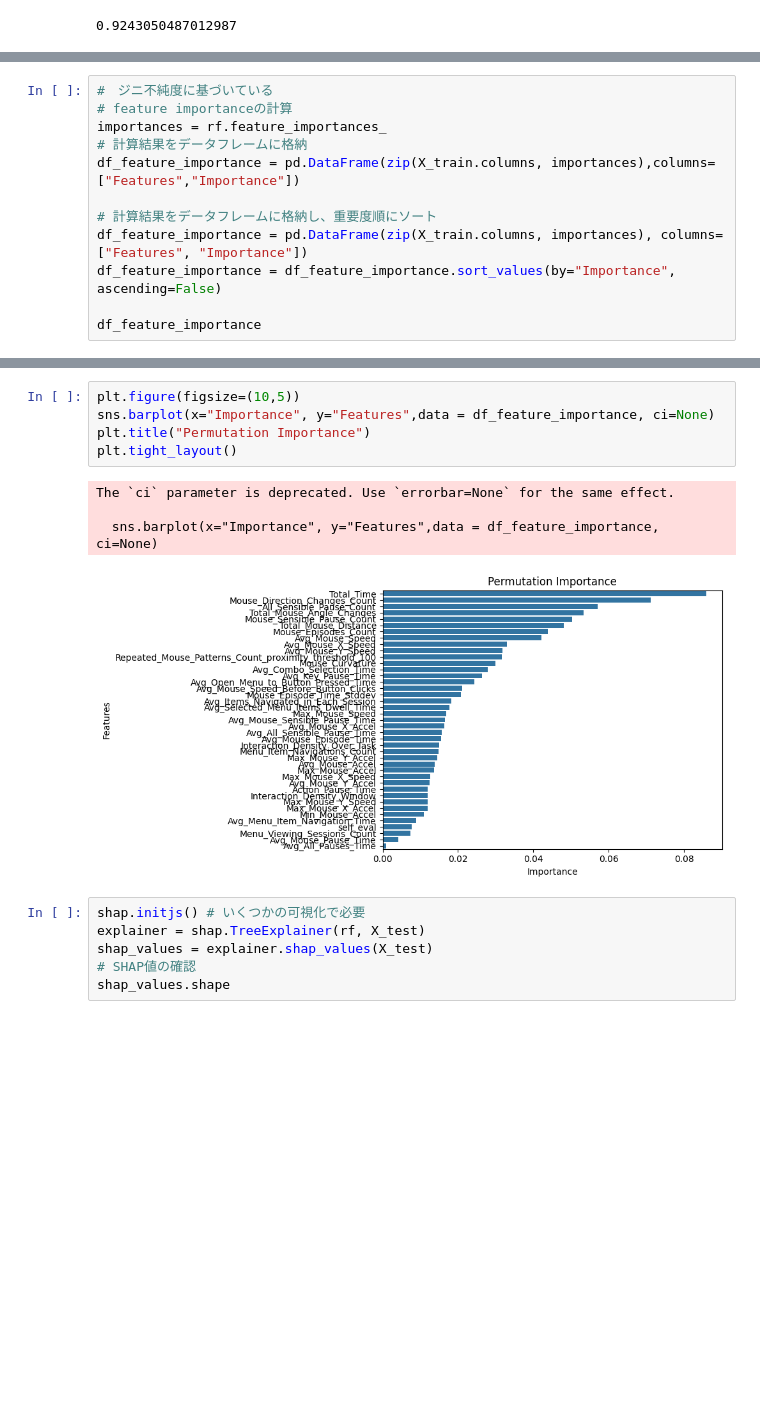
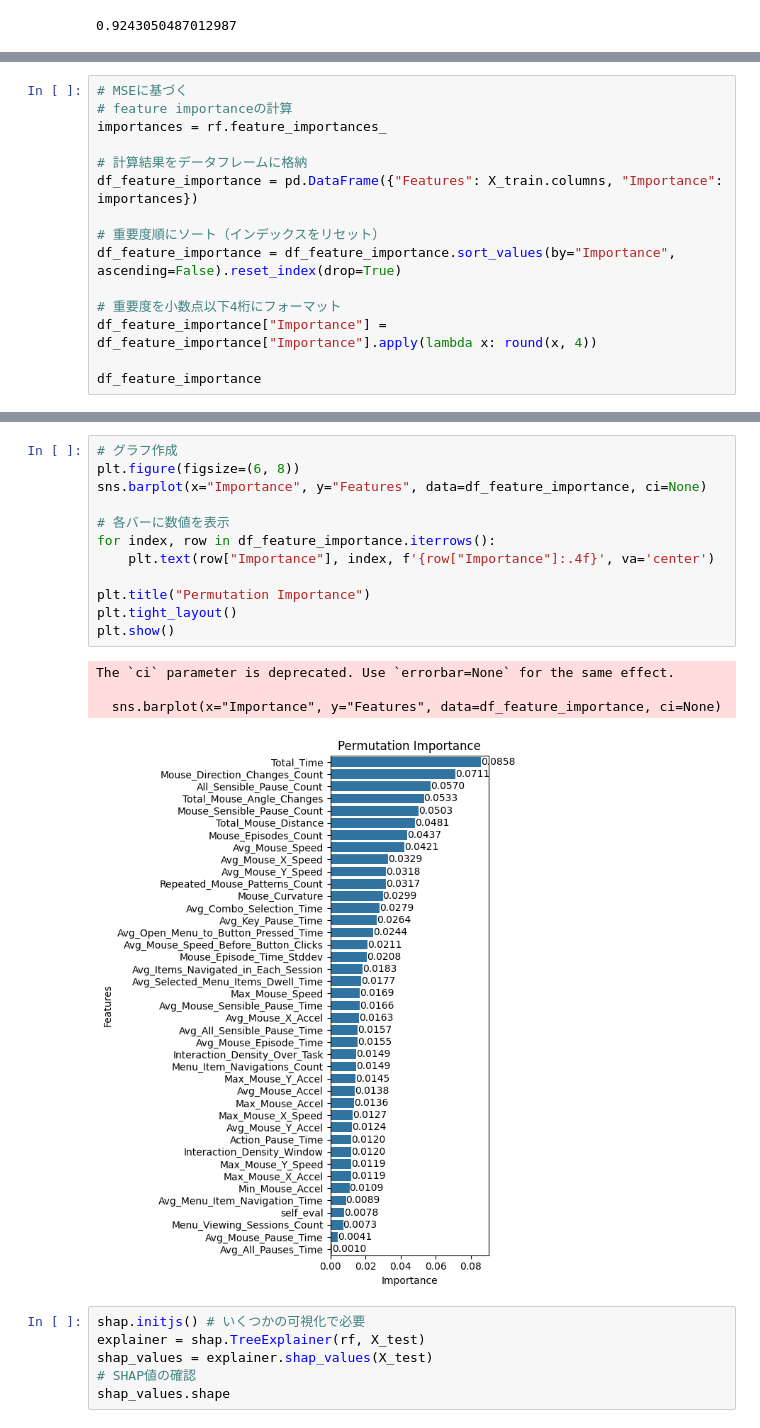
Before and after one commit to RakiPanda/ui-log_ExtractValues, a Jupyter notebook: ui-log_feature_importance.ipynb, the cells around one changed output, grey strips where cells are left out. Cells and saved outputs as stored; diff of their text form; blank space fills up the shorter version.

```diff
--- a/ui-log_feature_importance.ipynb
+++ b/ui-log_feature_importance.ipynb
@@ -216,13 +216,16 @@ rf.score(X_test, y_test)
 # %%
-#　ジニ不純度に基づいている
+# MSEに基づく
 # feature importanceの計算
 importances = rf.feature_importances_
+
 # 計算結果をデータフレームに格納
-df_feature_importance = pd.DataFrame(zip(X_train.columns, importances),columns=["Features","Importance"])
+df_feature_importance = pd.DataFrame({"Features": X_train.columns, "Importance": importances})
 
-# 計算結果をデータフレームに格納し、重要度順にソート
-df_feature_importance = pd.DataFrame(zip(X_train.columns, importances), columns=["Features", "Importance"])
-df_feature_importance = df_feature_importance.sort_values(by="Importance", ascending=False)
+# 重要度順にソート（インデックスをリセット）
+df_feature_importance = df_feature_importance.sort_values(by="Importance", ascending=False).reset_index(drop=True)
+
+# 重要度を小数点以下4桁にフォーマット
+df_feature_importance["Importance"] = df_feature_importance["Importance"].apply(lambda x: round(x, 4))
 
 df_feature_importance
 # %% [output]
@@ -246,13 +249,20 @@ df_feature_importance
 # %%
-plt.figure(figsize=(10,5))
-sns.barplot(x="Importance", y="Features",data = df_feature_importance, ci=None)
+# グラフ作成
+plt.figure(figsize=(6, 8))
+sns.barplot(x="Importance", y="Features", data=df_feature_importance, ci=None)
+
+# 各バーに数値を表示
+for index, row in df_feature_importance.iterrows():
+    plt.text(row["Importance"], index, f'{row["Importance"]:.4f}', va='center')
+
 plt.title("Permutation Importance")
 plt.tight_layout()
+plt.show()
 # %% [output]
 The `ci` parameter is deprecated. Use `errorbar=None` for the same effect.
 
-  sns.barplot(x="Importance", y="Features",data = df_feature_importance, ci=None)
+  sns.barplot(x="Importance", y="Features", data=df_feature_importance, ci=None)
-[figure, old version]
+[figure, new version]
 # %%
 shap.initjs() # いくつかの可視化で必要
 explainer = shap.TreeExplainer(rf, X_test)
```
Also changed, not shown: parts of 3 cells of this notebook, 1 other file.
